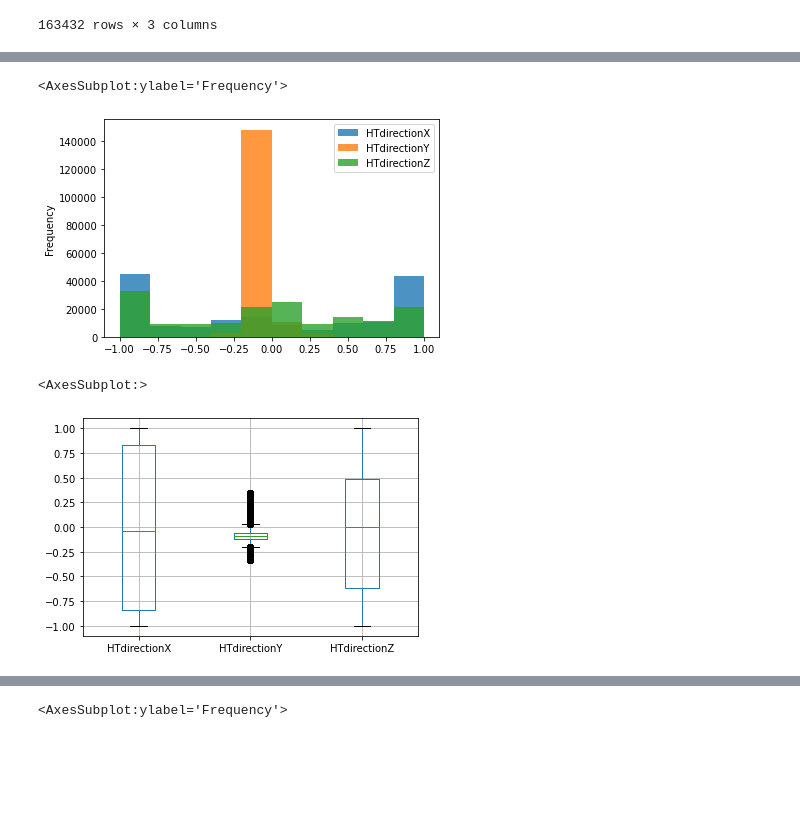
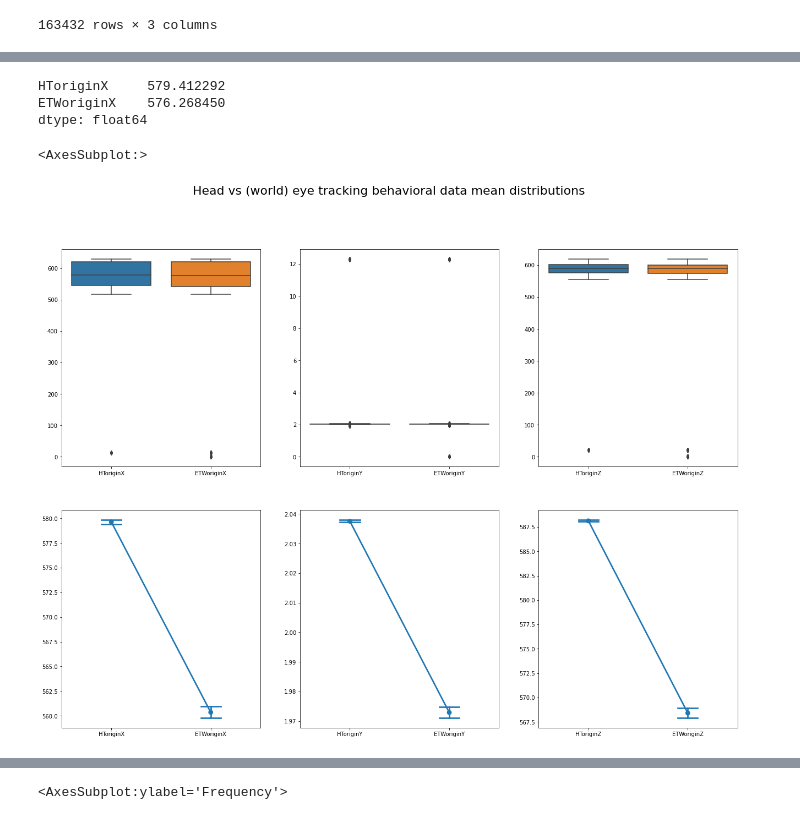
Before and after one commit to JohnMadrid/VillageBehavioralWalk, a Jupyter notebook: positions_filtering.ipynb, the cells around one changed output, grey strips where cells are left out. Cells and saved outputs as stored; diff of their text form; code cells hidden in the pictures; blank space fills up the shorter version.

```diff
--- a/positions_filtering.ipynb
+++ b/positions_filtering.ipynb
@@ -180,11 +180,28 @@ player_direction.head()
-# %%
-player_direction.plot(kind='hist', alpha=0.8)
-# player_direction2.to_csv('/Users/johnmadrid/Google Drive/Osnabrück/WS 2021/NeuroBioPsuchology_2021/Thesis/Players_positions_directions/directionsTestFull.csv', index=False)
-# %% [output]
-<AxesSubplot:ylabel='Frequency'>
-[figure, removed]
-# %%
-player_direction.boxplot()
-# %% [output]
-<AxesSubplot:>
-[figure, removed]
+# %%
+df_clean[['HToriginX', 'ETWoriginX']].median()
+# %% [output]
+HToriginX     579.412292
+ETWoriginX    576.268450
+dtype: float64
+# %%
+fig, ax = plt.subplots(2,3, figsize=(22, 16))
+
+fig.suptitle("Head vs (world) eye tracking behavioral data mean distributions", fontsize=22)
+
+# mean distributions comparing head to eye tracing
+sns.boxplot(data=df_clean[['HToriginX','ETWoriginX']], ax=ax[0,0])
+sns.boxplot(data=df_clean[['HToriginY', 'ETWoriginY']], ax=ax[0,1])
+sns.boxplot(data=df_clean[['HToriginZ','ETWoriginZ']], ax=ax[0,2])
+
+# representation of the estimated central tendency where the error bars indicate the uncertainty around the estimate.
+sns.pointplot(data=df_clean[['HToriginX','ETWoriginX']], capsize=.2, ax=ax[1,0])
+sns.pointplot(data=df_clean[['HToriginY', 'ETWoriginY']],capsize=.2, ax=ax[1,1])
+sns.pointplot(data=df_clean[['HToriginZ','ETWoriginZ']], capsize=.2, ax=ax[1,2])
+
+
+# these line plots show head and eye tracking data moving parallely
+# sns.lineplot(data=df_clean[['HToriginX']], ax=ax[0,1])
+# sns.lineplot(data=df_clean[['ETWoriginX']], ax=ax[0,2])
+# %% [output]
+<AxesSubplot:>
+[figure, added]
```
Also changed, not shown: parts of 10 cells of this notebook.
